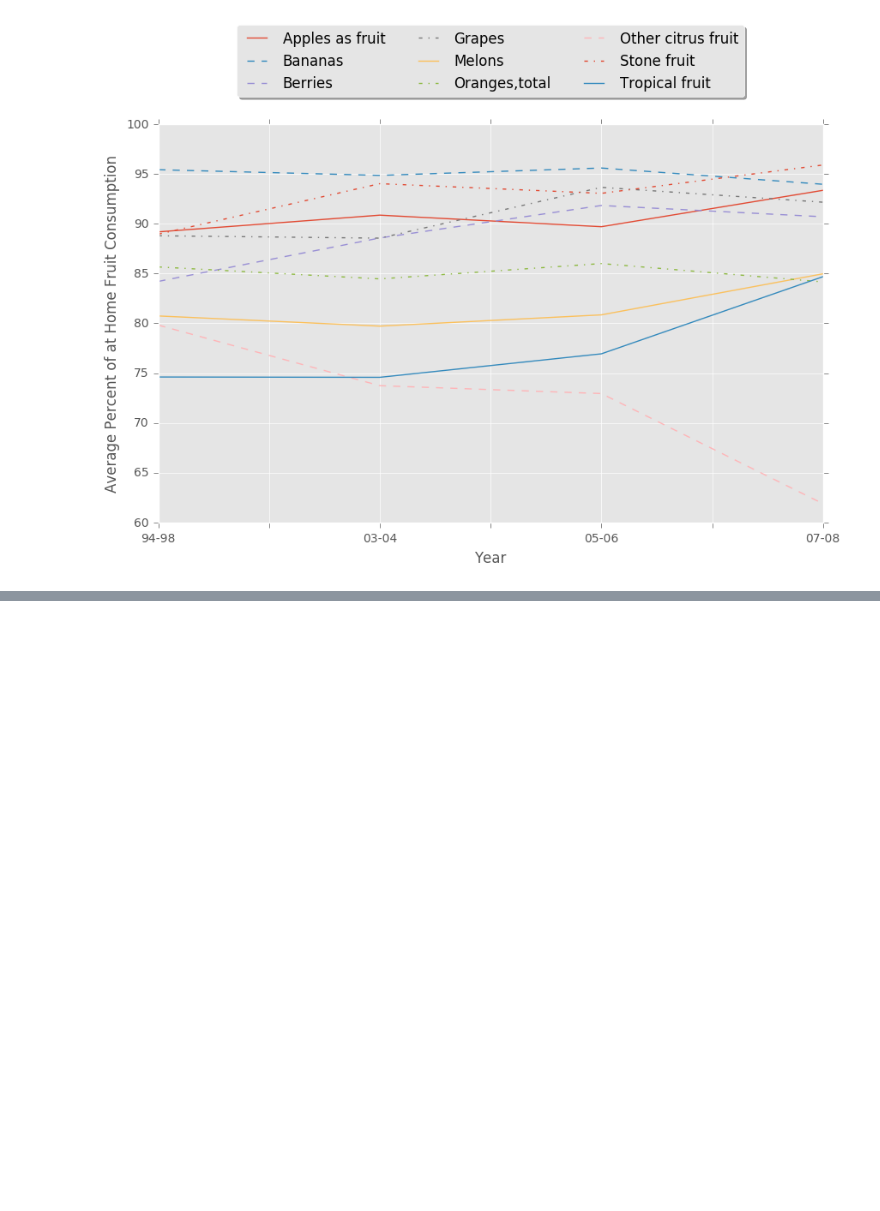
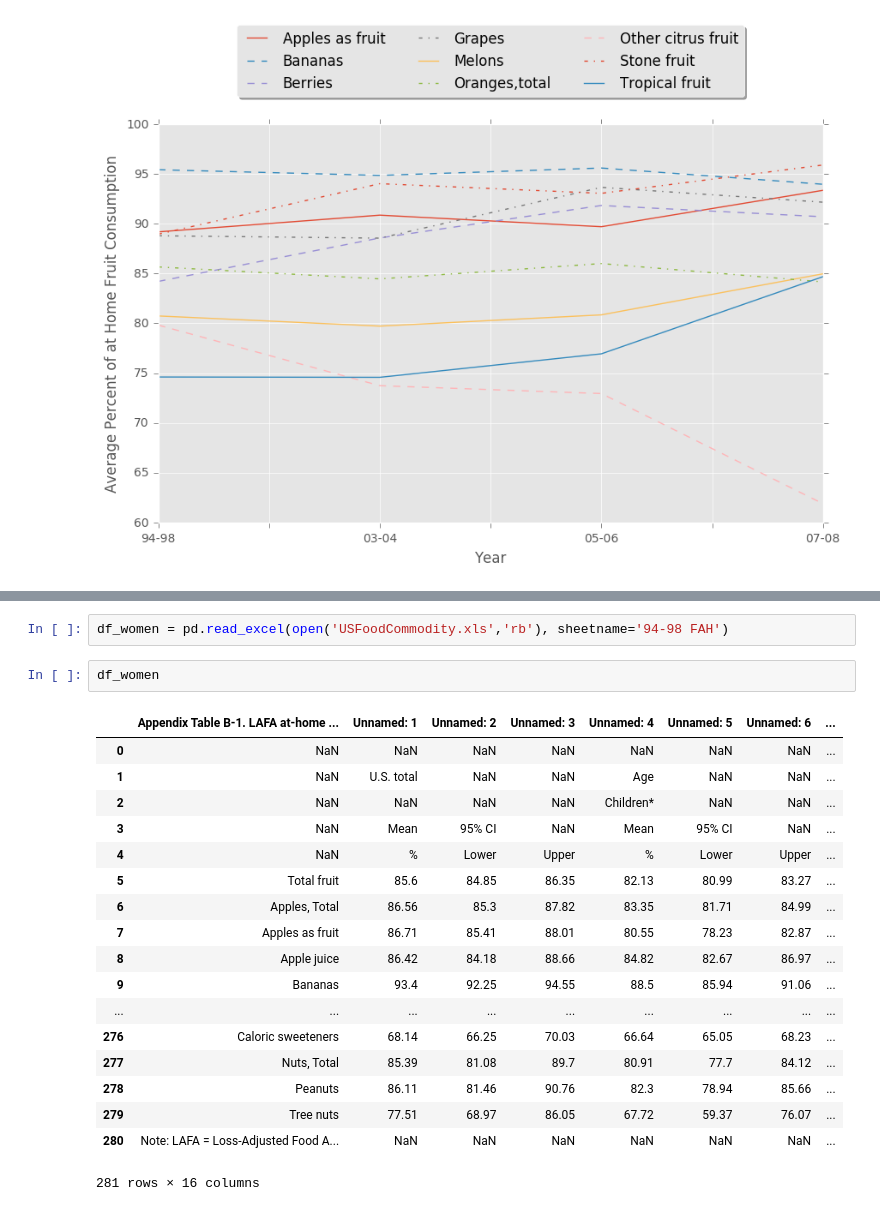
Before and after one commit to mhendri/-CSc59969S17HW1, a Jupyter notebook: prob3/problem3.ipynb, the cells around one changed output, grey strips where cells are left out. Drawn from its saved outputs; the diff is of its cells as text; blank space fills up the shorter version.

```diff
--- a/prob3/problem3.ipynb
+++ b/prob3/problem3.ipynb
@@ -1105,0 +1112,23 @@ plt.legend(loc='lower center', bbox_to_anchor=(0.5, 1.05),ncol=3, fancybox=True,
+# %%
+df_women = pd.read_excel(open('USFoodCommodity.xls','rb'), sheetname='94-98 FAH')
+# %%
+df_women
+# %% [output]
+|  | Appendix Table B-1. LAFA at-home ... | Unnamed: 1 | Unnamed: 2 | Unnamed: 3 | Unnamed: 4 | Unnamed: 5 | Unnamed: 6 | ... |
+| 0 | NaN | NaN | NaN | NaN | NaN | NaN | NaN | ... |
+| 1 | NaN | U.S. total | NaN | NaN | Age | NaN | NaN | ... |
+| 2 | NaN | NaN | NaN | NaN | Children* | NaN | NaN | ... |
+| 3 | NaN | Mean | 95% CI | NaN | Mean | 95% CI | NaN | ... |
+| 4 | NaN | % | Lower | Upper | % | Lower | Upper | ... |
+| 5 | Total fruit | 85.6 | 84.85 | 86.35 | 82.13 | 80.99 | 83.27 | ... |
+| 6 | Apples, Total | 86.56 | 85.3 | 87.82 | 83.35 | 81.71 | 84.99 | ... |
+| 7 | Apples as fruit | 86.71 | 85.41 | 88.01 | 80.55 | 78.23 | 82.87 | ... |
+| 8 | Apple juice | 86.42 | 84.18 | 88.66 | 84.82 | 82.67 | 86.97 | ... |
+| 9 | Bananas | 93.4 | 92.25 | 94.55 | 88.5 | 85.94 | 91.06 | ... |
+| ... | ... | ... | ... | ... | ... | ... | ... | ... |
+| 276 | Caloric sweeteners | 68.14 | 66.25 | 70.03 | 66.64 | 65.05 | 68.23 | ... |
+| 277 | Nuts, Total | 85.39 | 81.08 | 89.7 | 80.91 | 77.7 | 84.12 | ... |
+| 278 | Peanuts | 86.11 | 81.46 | 90.76 | 82.3 | 78.94 | 85.66 | ... |
+| 279 | Tree nuts | 77.51 | 68.97 | 86.05 | 67.72 | 59.37 | 76.07 | ... |
+| 280 | Note: LAFA = Loss-Adjusted Food A... | NaN | NaN | NaN | NaN | NaN | NaN | ... |
+281 rows × 16 columns
```
Also changed, not shown: parts of 67 cells of this notebook.
